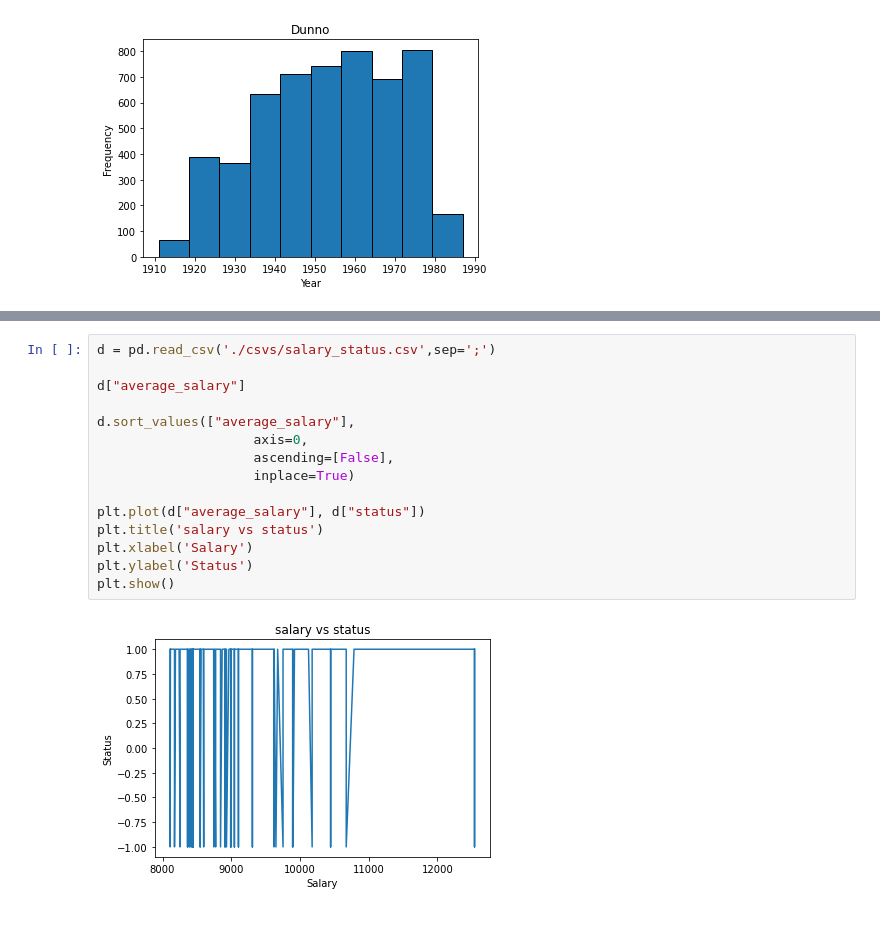
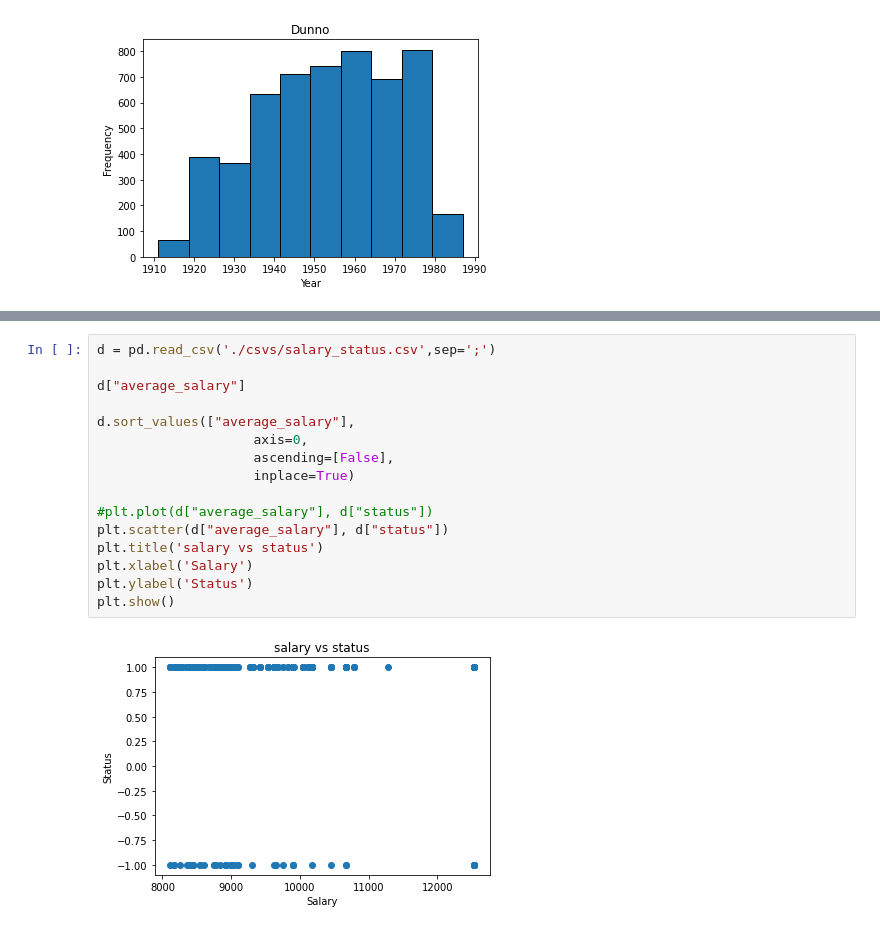
Before and after one commit to biam05/ac-feup, a Jupyter notebook: Untitled.ipynb, the cells around one changed output, grey strips where cells are left out. Cells and saved outputs as stored; diff of their text form.

```diff
--- a/Untitled.ipynb
+++ b/Untitled.ipynb
@@ -155,17 +142,18 @@ Name: amount, Length: 328, dtype: int64
 # %%
 d = pd.read_csv('./csvs/salary_status.csv',sep=';')
 
 d["average_salary"]
 
 d.sort_values(["average_salary"],
                     axis=0,
                     ascending=[False],
                     inplace=True)
 
-plt.plot(d["average_salary"], d["status"])
+#plt.plot(d["average_salary"], d["status"])
+plt.scatter(d["average_salary"], d["status"])
 plt.title('salary vs status')
 plt.xlabel('Salary')
 plt.ylabel('Status')
 plt.show()
 # %% [output]
-[figure, old version]
+[figure, new version]
```
Also changed, not shown: parts of 8 cells of this notebook.
